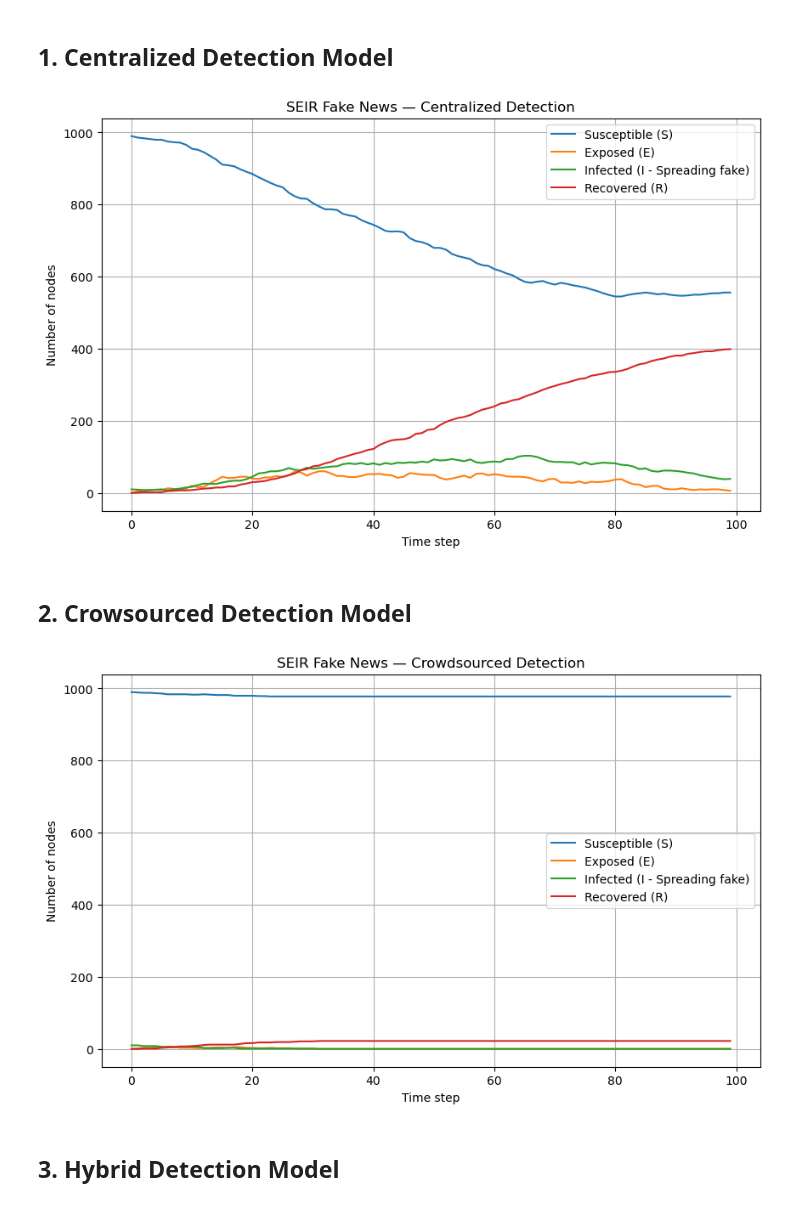
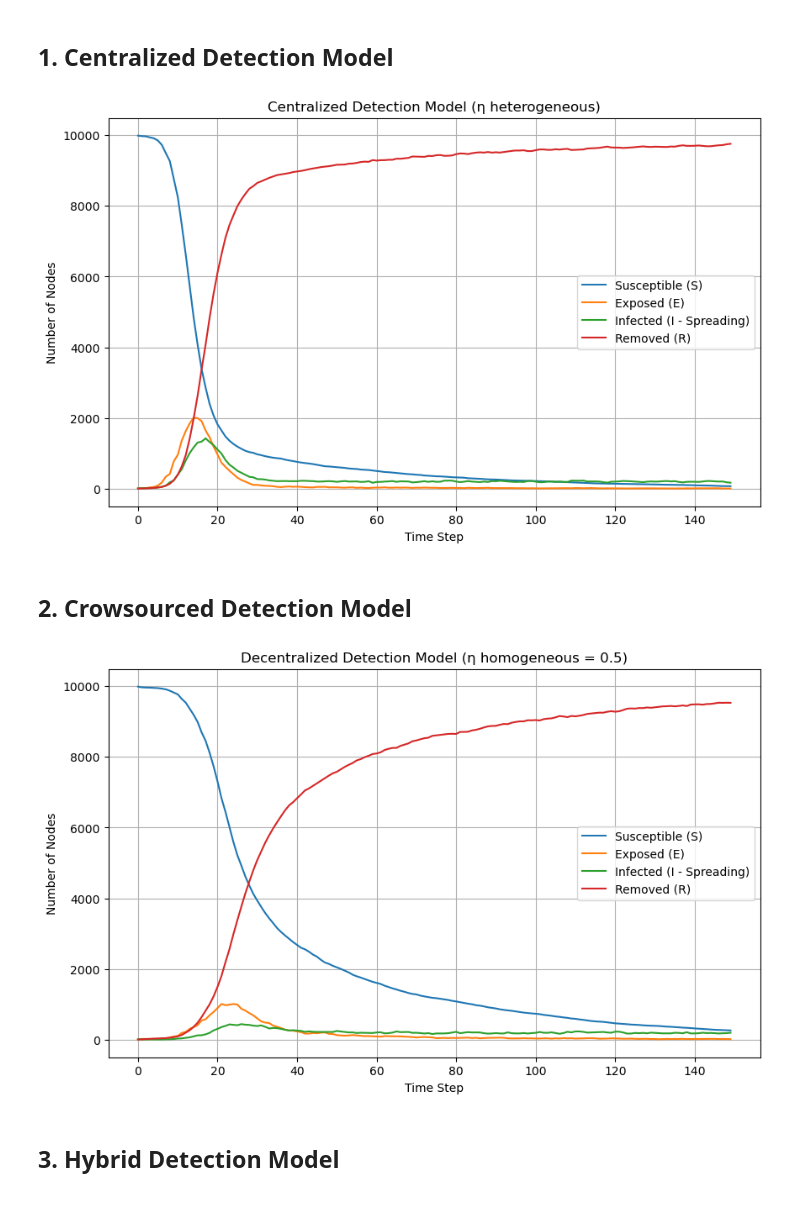
Before and after one commit to Danie1Arias/FakeNewsDetection, a Jupyter notebook: notebook.ipynb, the cells around one changed output. Drawn from its saved outputs; the diff is of its cells as text; code cells hidden in the pictures.

Commit message:
SEIR Custom model

```diff
--- a/notebook.ipynb
+++ b/notebook.ipynb
@@ -21,52 +21,53 @@ The goal of this project is to study the propagation of fake news through comple
 Each model will be implemented and tested on synthetic networks (e.g., Barabasi-Albert) to assess their behavior under different topologies. Key metrics such as speed of propagation, fraction of nodes exposed to fake news, and effectiveness in containing misinformation will be analyzed.
 
 The results of this study could provide insight into the trade-offs between centralized and decentralized moderation, and how network structure influences the spread and detection of fake news.
+# %%
+import networkx as nx
+import numpy as np
+from seir_model import simulate_seir, plot_seir
+
+# Network
+N = 10000
+G = nx.barabasi_albert_graph(N, 30)
+
+# SEIR Parameters (based on stiffness analysis)
+beta = 0.03      # infection/contact rate
+delta = 0.4      # decision rate
+mu = 0.5         # probability of stopping spreading
+gamma = 0.01     # backfire probability (R to I)
+Tmax = 150
 # %% [markdown]
 ## 1. Centralized Detection Model
 # %%
-from seir_model import simulate_seir, plot_seir
-import networkx as nx
-import numpy as np
+# Initial infection
+initial_infected = np.random.choice(G.nodes, size=10, replace=False)
+initial_state = {node: 'I' for node in initial_infected}
 
-N = 1000
-G = nx.barabasi_albert_graph(N, 3)
+# Centralized model: Only a subset (10%) are expert detectors
+eta = np.zeros(N)
+experts = np.random.choice(range(N), size=int(0.1 * N), replace=False)
+eta[experts] = 1.0
 
-beta = 0.03
-delta = 0.2
-gamma = 0.1
-alpha = 0.6
-
-eta = np.zeros(N)
-fact_checkers = np.random.choice(N, size=int(0.1 * N), replace=False)
-eta[fact_checkers] = 1.0
-
-initial_state = {node: 'I' for node in np.random.choice(G.nodes, size=10, replace=False)}
-history = simulate_seir(G, beta, delta, gamma, alpha, eta, initial_state)
-plot_seir(history, title='SEIR Fake News — Centralized Detection')
+# Simulate
+history_centralized = simulate_seir(G, beta, delta, mu, gamma, eta, initial_state, Tmax)
+plot_seir(history_centralized, title="Centralized Detection Model (η heterogeneous)")
 # %% [output]
-[figure, old version]
+[figure, new version]
 # %% [markdown]
 ## 2. Crowsourced Detection Model
 # %%
-from seir_model import simulate_seir, plot_seir
-import networkx as nx
-import numpy as np
+# Decentralized model: All nodes have the same detection ability
+eta_uniform = np.full(N, 0.5)  # Moderate awareness across all nodes
 
-N = 1000
-G = nx.barabasi_albert_graph(N, 3)
+# Initial infection
+initial_infected = np.random.choice(G.nodes, size=10, replace=False)
+initial_state = {node: 'I' for node in initial_infected}
 
-beta = 0.03
-delta = 0.2
-gamma = 0.1
-alpha = 0.6
-
-eta = np.full(N, 0.6)  # todos los nodos tienen la misma capacidad de detección
-
-initial_state = {node: 'I' for node in np.random.choice(G.nodes, size=10, replace=False)}
-history = simulate_seir(G, beta, delta, gamma, alpha, eta, initial_state)
-plot_seir(history, title='SEIR Fake News — Crowdsourced Detection')
+# Simulate
+history_decentralized = simulate_seir(G, beta, delta, mu, gamma, eta_uniform, initial_state, Tmax)
+plot_seir(history_decentralized, title="Decentralized Detection Model (η homogeneous = 0.5)")
 # %% [output]
-[figure, old version]
+[figure, new version]
 # %% [markdown]
 ## 3. Hybrid Detection Model
 # %%
```
Also changed, not shown: parts of 1 cell of this notebook, 3 other files.
